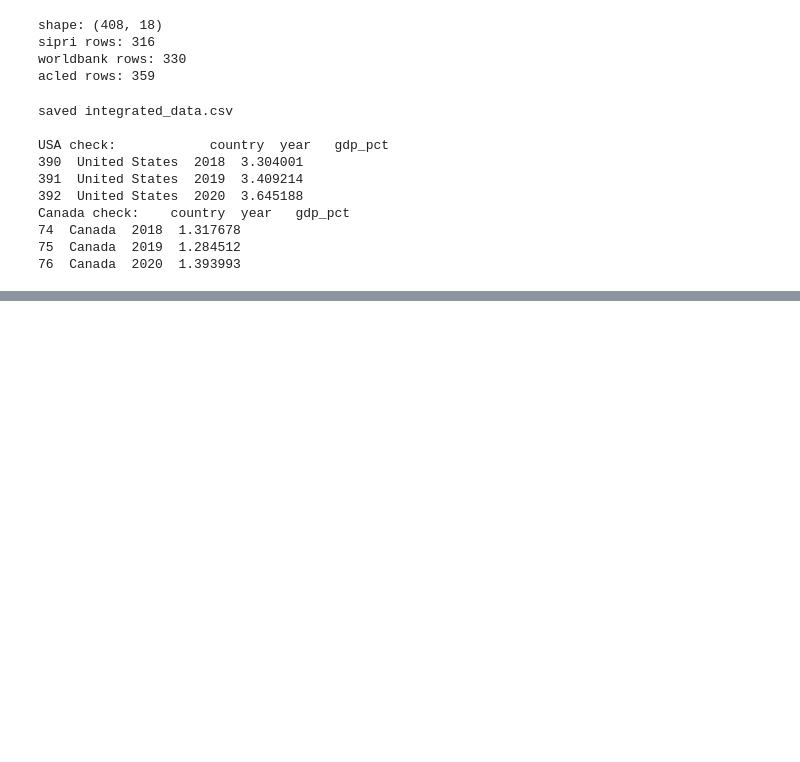
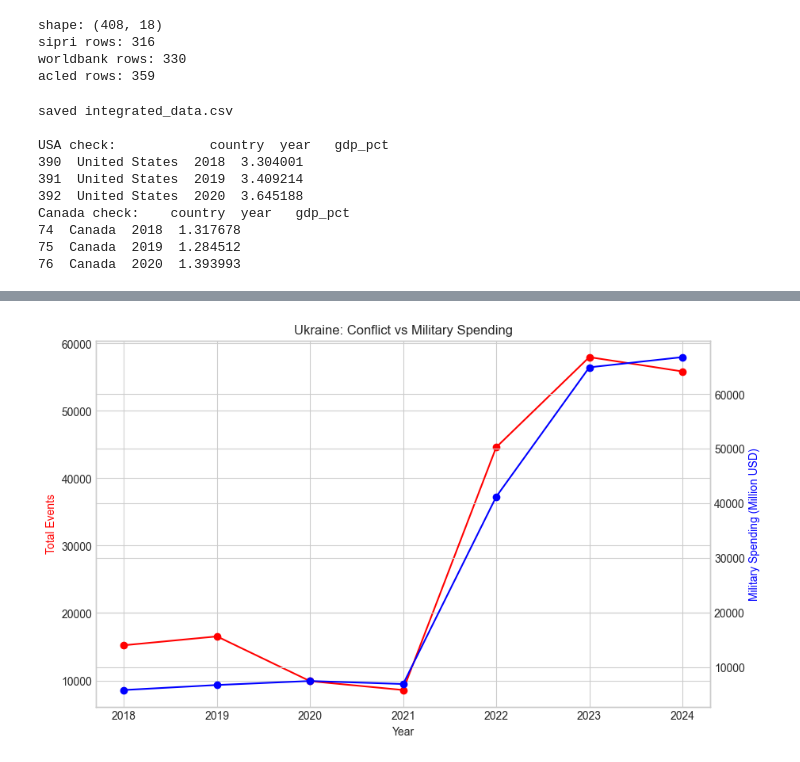
Before and after one commit to S1attaro/Fighting-Illini, a Jupyter notebook: Cleaned+Merged.ipynb, the cells around one changed output, grey strips where cells are left out. Cells and saved outputs as stored; diff of their text form; code cells hidden in the pictures; blank space fills up the shorter version.

```diff
--- a/Cleaned+Merged.ipynb
+++ b/Cleaned+Merged.ipynb
@@ -19,9 +19,12 @@ warnings.filterwarnings("ignore")
 plt.style.use("seaborn-v0_8-whitegrid")
 %matplotlib inline
 
-RAW_DIR  = Path(r"C:\Users\cjsla\OneDrive\Documents\Spring 2026\IS 477\Final Project")
+RAW_DIR = Path(".")   # current project folder
 PROC_DIR = RAW_DIR / "processed"
 FIG_DIR  = RAW_DIR / "figures"
+
+PROC_DIR.mkdir(exist_ok=True)
+FIG_DIR.mkdir(exist_ok=True)
 
 PROC_DIR.mkdir(parents=True, exist_ok=True)
 FIG_DIR.mkdir(parents=True, exist_ok=True)
@@ -474,0 +484,20 @@ df[df["country"] == "Ukraine"][
+# %%
+country = "Ukraine"
+sub = df[df["country"] == country]
+
+fig, ax1 = plt.subplots(figsize=(10,6))
+
+ax1.plot(sub["year"], sub["total_events"], color="red", marker="o")
+ax1.set_xlabel("Year")
+ax1.set_ylabel("Total Events", color="red")
+
+ax2 = ax1.twinx()
+ax2.plot(sub["year"], sub["milex_constant_usd_m"], color="blue", marker="o")
+ax2.set_ylabel("Military Spending (Million USD)", color="blue")
+
+plt.title(f"{country}: Conflict vs Military Spending")
+
+plt.savefig(FIG_DIR / "ukraine_time_series.png")
+plt.show()
+# %% [output]
+[figure, added]
```
Also changed, not shown: parts of 14 cells of this notebook, 9 other files.
